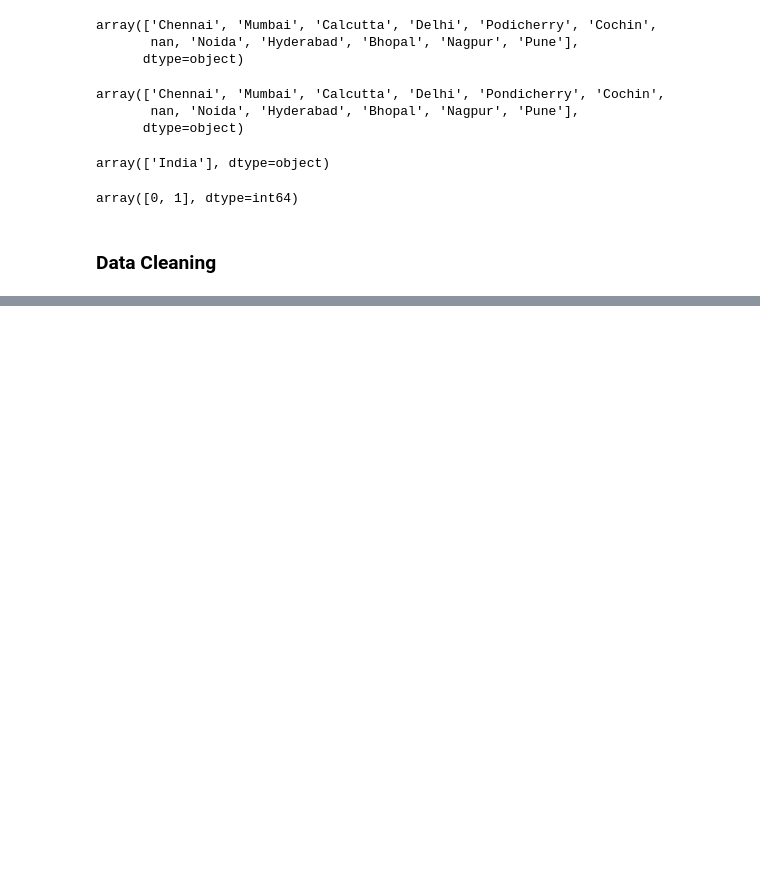
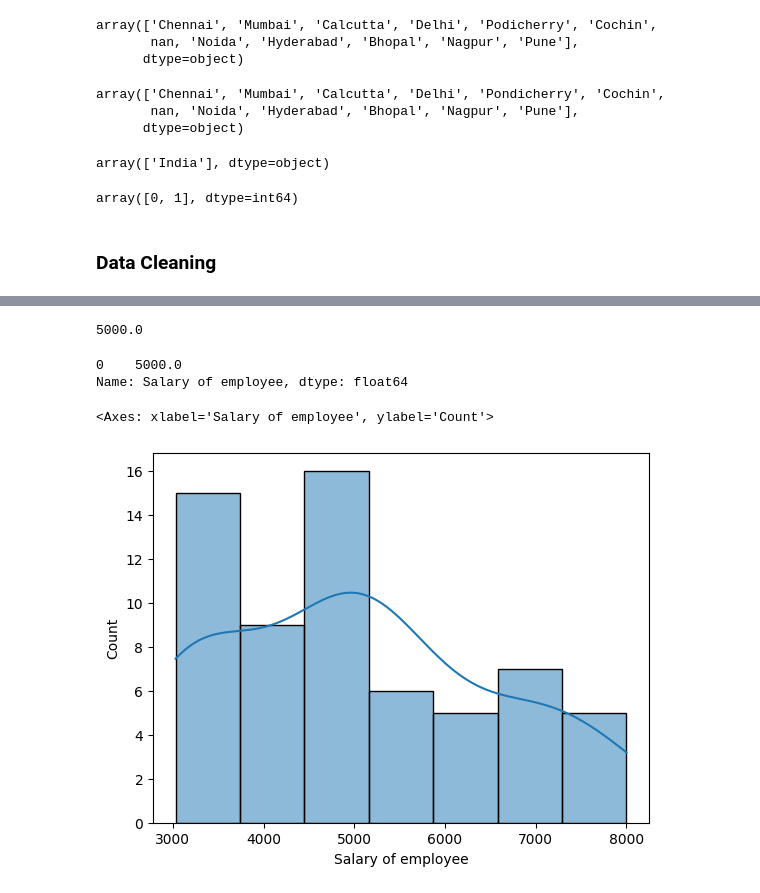
Before and after one commit to Navaneeth-2023/Data-Preprocessing-Project_Navaneeth-Krishnan-S, a Jupyter notebook: Project - Data Preprocessing_Navaneeth Krishnan S_DSML-EE-B1.ipynb, the cells around one changed output, grey strips where cells are left out. Saved outputs shown, nothing was run; the diff lists cells and outputs as text; code cells hidden in the pictures; blank space fills up the shorter version.

```diff
--- a/Project - Data Preprocessing_Navaneeth Krishnan S_DSML-EE-B1.ipynb
+++ b/Project - Data Preprocessing_Navaneeth Krishnan S_DSML-EE-B1.ipynb
@@ -150,0 +236,9 @@ array([0, 1], dtype=int64)
+# %%
+c=df['Salary of employee'].quantile(0.25)
+d=df['Salary of employee'].quantile(0.75)
+iqr2 = d - c
+iqr_lower_bound2 = c - (1.5 * iqr)
+iqr_upper_bound2 = d + (1.5 * iqr)
+df2=df[(df['Salary of employee']<iqr_upper_bound2)&(df['Salary of employee']>iqr_lower_bound2)]
+#df2 is new data frame after removing outliers
+df2.describe()
@@ -150,0 +255,15 @@ array([0, 1], dtype=int64)
+# %%
+df2['Salary of employee'].median()
+# %% [output]
+5000.0
+# %%
+df2['Salary of employee'].mode()
+# %% [output]
+0    5000.0
+Name: Salary of employee, dtype: float64
+# %%
+# histogram to check normal distribution
+sns.histplot(df2['Salary of employee'], kde = True)
+# %% [output]
+<Axes: xlabel='Salary of employee', ylabel='Count'>
+[figure, added]
```
Also changed, not shown: parts of 22 cells of this notebook.
